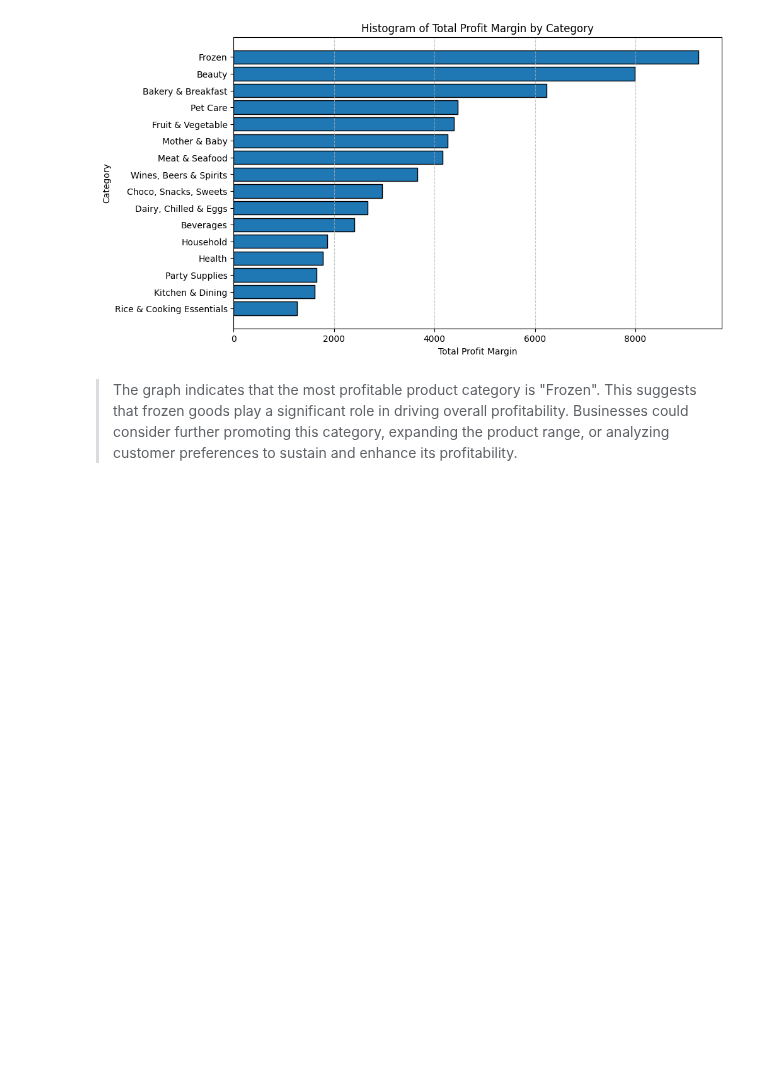
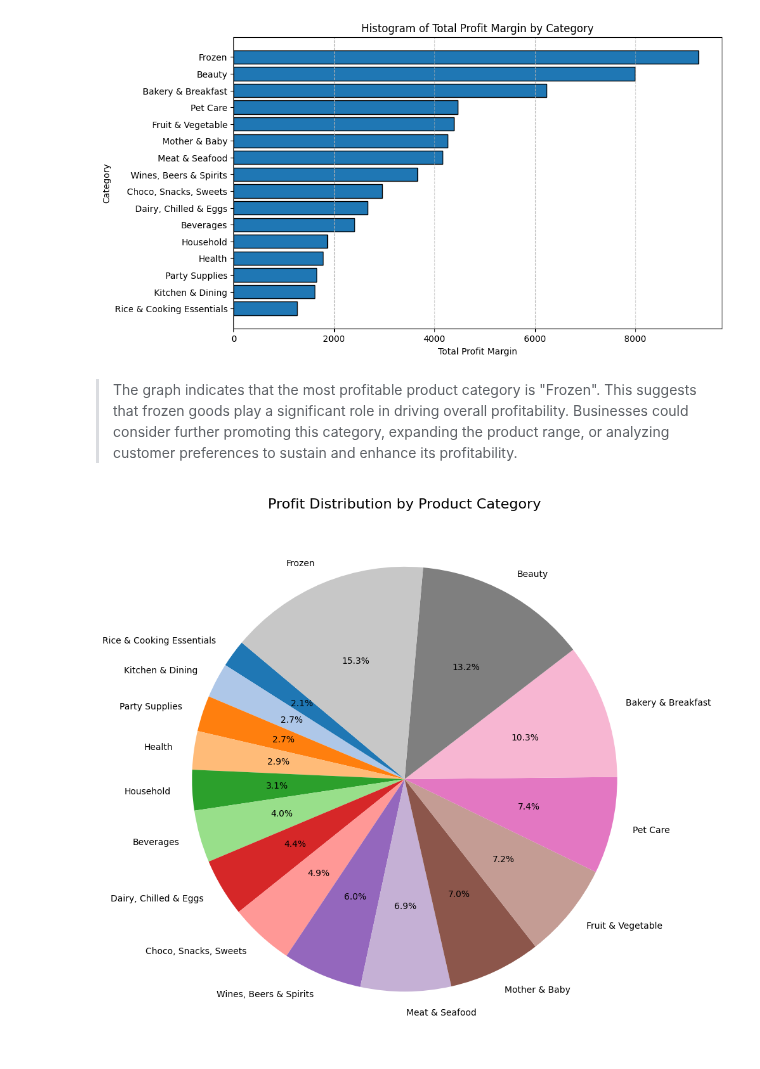
Before and after one commit to KharchenkoAnastasia/customer_analysis_grocery_chain, a Jupyter notebook: customer_analysis_grocery_chain.ipynb, the cells around one changed output. Cells and saved outputs as stored; diff of their text form; code cells hidden in the pictures; blank space fills up the shorter version.

```diff
--- a/customer_analysis_grocery_chain.ipynb
+++ b/customer_analysis_grocery_chain.ipynb
@@ -435,3 +435,17 @@ plt.show()
 
 
 > The graph indicates that the most profitable product category is "Frozen". This suggests that frozen goods play a significant role in driving overall profitability. Businesses could consider further promoting this category, expanding the product range, or analyzing customer preferences to sustain and enhance its profitability.
+# %%
+plt.figure(figsize=(10, 10))
+plt.pie(
+    profit_by_category['Profit Margin'],
+    labels=profit_by_category['Category'],
+    autopct='%1.1f%%',
+    startangle=140,
+    colors=plt.cm.tab20.colors
+)
+plt.title('Profit Distribution by Product Category', fontsize=16)
+plt.tight_layout()
+plt.show()
+# %% [output]
+[figure, added]
```
Also changed, not shown: parts of 1 cell of this notebook.
